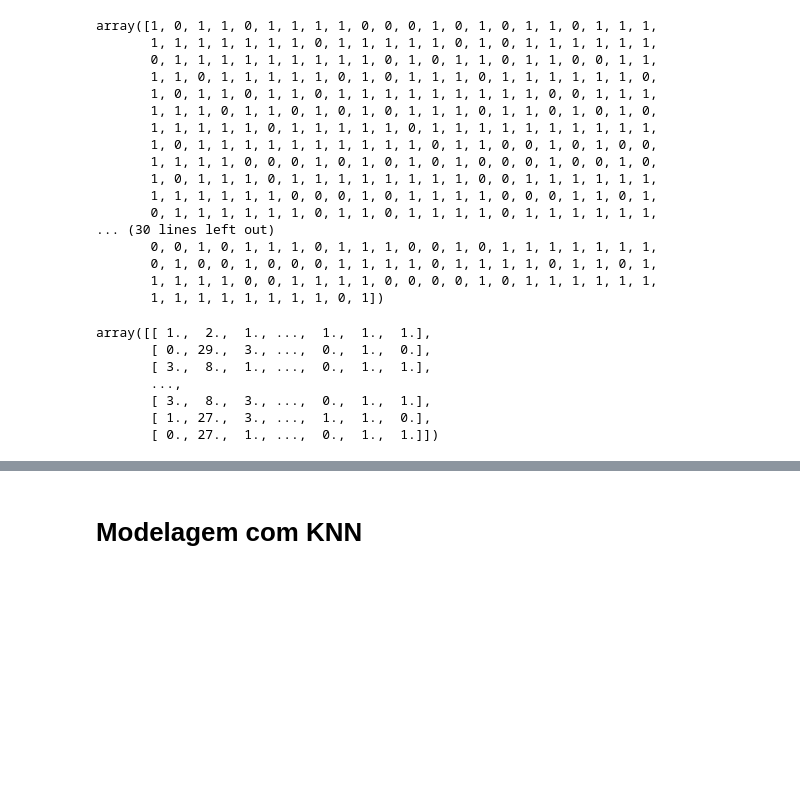
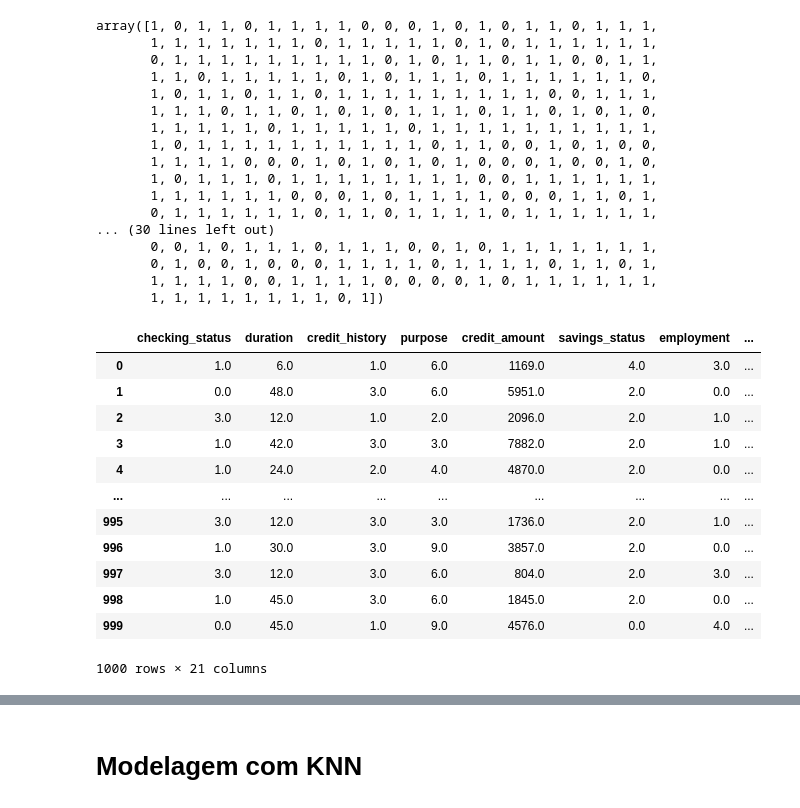
Before and after one commit to valuedriven/dataanalysis, a Jupyter notebook: trabalho_final/trabalho_final.ipynb, the cells around one changed output, grey strips where cells are left out. Saved outputs shown, nothing was run; the diff lists cells and outputs as text; code cells hidden in the pictures; blank space fills up the shorter version.

```diff
--- a/trabalho_final/trabalho_final.ipynb
+++ b/trabalho_final/trabalho_final.ipynb
@@ -111,17 +152,26 @@ array([1, 0, 1, 1, 0, 1, 1, 1, 1, 0, 0, 0, 1, 0, 1, 0, 1, 1, 0, 1, 1, 1,
        1, 1, 1, 1, 0, 0, 1, 1, 1, 1, 0, 0, 0, 0, 1, 0, 1, 1, 1, 1, 1, 1,
        1, 1, 1, 1, 1, 1, 1, 1, 0, 1])
 # %%
-# Converter dados para valores numéricos
+# Converter features qualitativas para valores numéricos
 
 from sklearn.preprocessing import OrdinalEncoder
 encoder = OrdinalEncoder()
-data = encoder.fit_transform(risk_dataset.data)
-data
+qualitative_features = ['checking_status', 'credit_history', 'purpose', 'savings_status', 'employment',
+                        'personal_status', 'other_parties', 'property_magnitude', 'other_payment_plans',
+                        'housing', 'job', 'own_telephone', 'foreign_worker', 'risk']
+risk_dataset.data[qualitative_features] = encoder.fit_transform(risk_dataset.data[qualitative_features])
+risk_dataset.data
 # %% [output]
+|  | checking_status | duration | credit_history | purpose | credit_amount | savings_status | employment | ... |
+| 0 | 1.0 | 6.0 | 1.0 | 6.0 | 1169.0 | 4.0 | 3.0 | ... |
+| 1 | 0.0 | 48.0 | 3.0 | 6.0 | 5951.0 | 2.0 | 0.0 | ... |
+| 2 | 3.0 | 12.0 | 1.0 | 2.0 | 2096.0 | 2.0 | 1.0 | ... |
+| 3 | 1.0 | 42.0 | 3.0 | 3.0 | 7882.0 | 2.0 | 1.0 | ... |
+| 4 | 1.0 | 24.0 | 2.0 | 4.0 | 4870.0 | 2.0 | 0.0 | ... |
+| ... | ... | ... | ... | ... | ... | ... | ... | ... |
+| 995 | 3.0 | 12.0 | 3.0 | 3.0 | 1736.0 | 2.0 | 1.0 | ... |
+| 996 | 1.0 | 30.0 | 3.0 | 9.0 | 3857.0 | 2.0 | 0.0 | ... |
+| 997 | 3.0 | 12.0 | 3.0 | 6.0 | 804.0 | 2.0 | 3.0 | ... |
+| 998 | 1.0 | 45.0 | 3.0 | 6.0 | 1845.0 | 2.0 | 0.0 | ... |
+| 999 | 0.0 | 45.0 | 1.0 | 9.0 | 4576.0 | 0.0 | 4.0 | ... |
-array([[ 1.,  2.,  1., ...,  1.,  1.,  1.],
-       [ 0., 29.,  3., ...,  0.,  1.,  0.],
-       [ 3.,  8.,  1., ...,  0.,  1.,  1.],
-       ...,
-       [ 3.,  8.,  3., ...,  0.,  1.,  1.],
-       [ 1., 27.,  3., ...,  1.,  1.,  0.],
-       [ 0., 27.,  1., ...,  0.,  1.,  1.]])
+1000 rows × 21 columns
```
Also changed, not shown: parts of 10 cells of this notebook.
